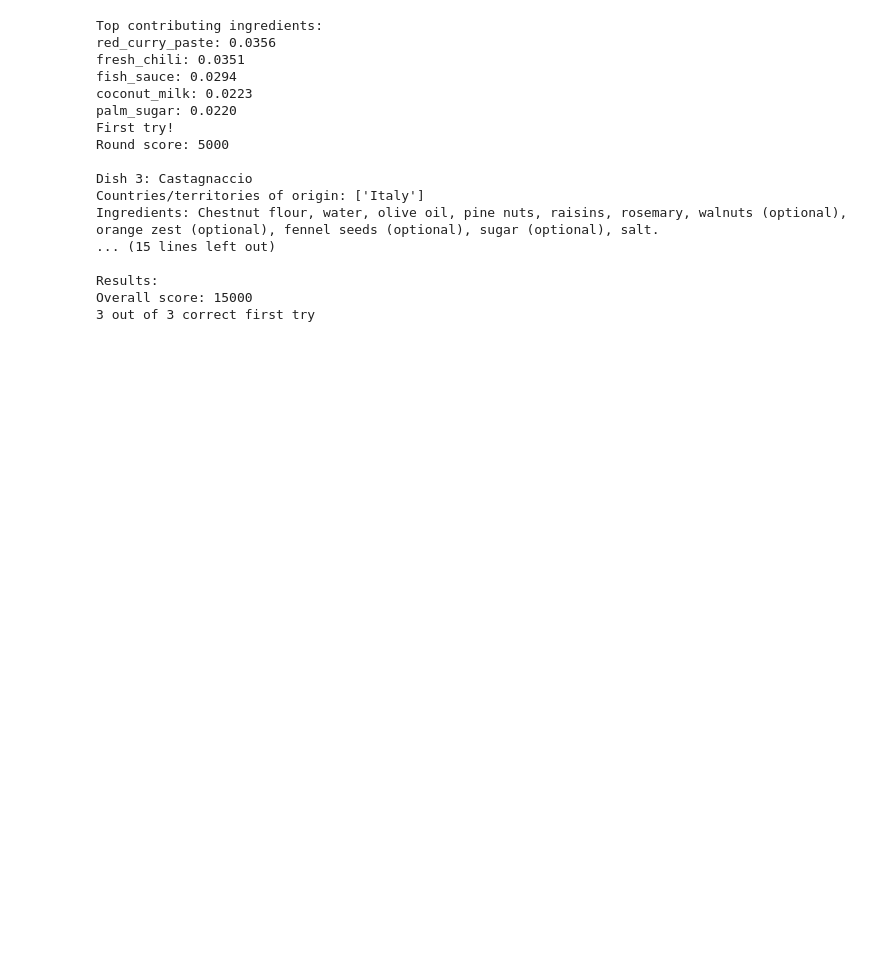
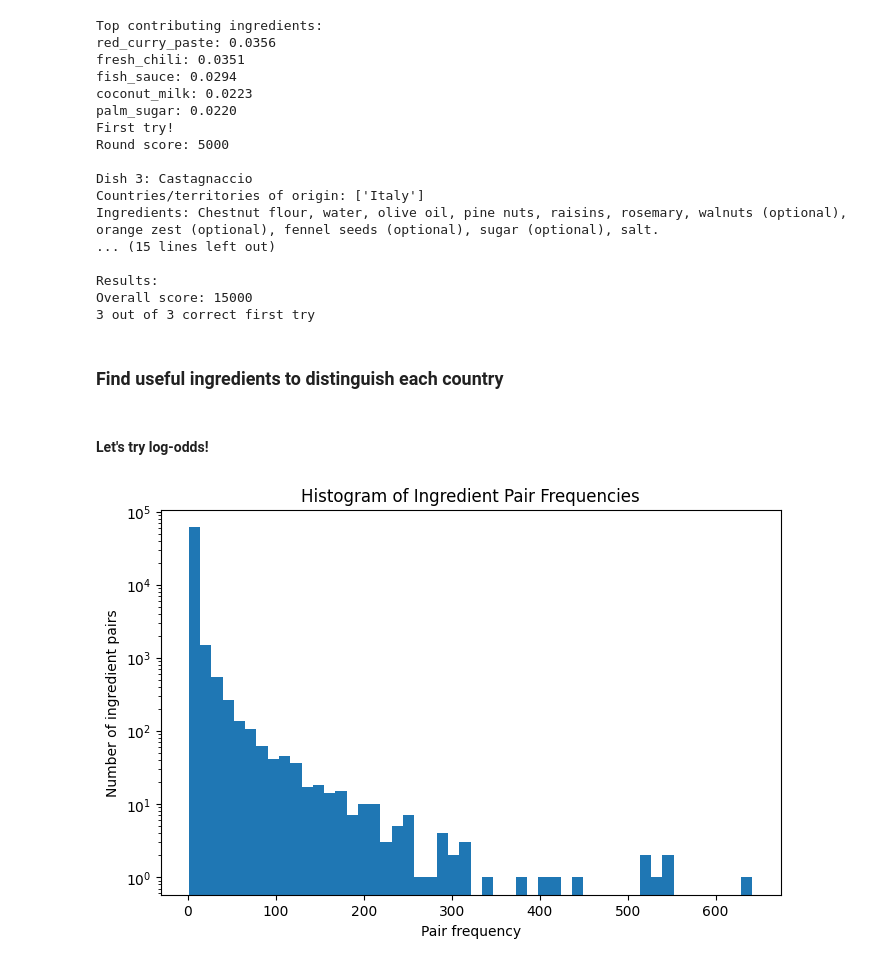
Before and after one commit to rhemmati101/foodguessr-guessr, a Jupyter notebook: guessr.ipynb, the cells around one changed output. Drawn from its saved outputs; the diff is of its cells as text; code cells hidden in the pictures; blank space fills up the shorter version.

```diff
--- a/guessr.ipynb
+++ b/guessr.ipynb
@@ -1632,3 +1652,68 @@ Ingredients: Chestnut flour, water, olive oil, pine nuts, raisins, rosemary, wal
 Results:
 Overall score: 15000
 3 out of 3 correct first try
+# %% [markdown]
+### Find useful ingredients to distinguish each country
+# %% [markdown]
+#### Let's try log-odds!
+# %%
+# get every pair of ingredients, excluding the base ingredients vs processed ingredient pairs
+from itertools import combinations
+
+ingredients = unique_dishes_df["ingredients"].explode().unique()
+
+pairs = set()
+
+for ing1, ing2 in combinations(sorted(ingredients), 2):
+
+    tokens1 = set(ing1.split("_"))
+    tokens2 = set(ing2.split("_"))
+
+    if tokens1.issubset(tokens2) or tokens2.issubset(tokens1):
+        continue
+
+    pairs.add((ing1, ing2))
+# %%
+# filter for more common pairs
+from collections import Counter
+
+pair_counts = Counter()
+
+# count ingredient pairs per dish
+for ingredients in unique_dishes_df["ingredients"]:
+
+    ingredients = sorted(set(ingredients))  # remove duplicates within dish
+
+    for pair in combinations(ingredients, 2):
+        pair_counts[pair] += 1
+
+# convert to dataframe
+pair_freq_df = pd.DataFrame(
+    [
+        {
+            "ingredient_1": pair[0],
+            "ingredient_2": pair[1],
+            "frequency": count
+        }
+        for pair, count in pair_counts.items()
+    ]
+)
+
+# optional: sort descending
+pair_freq_df = pair_freq_df.sort_values(
+    "frequency",
+    ascending=False
+)
+
+# histogram
+plt.figure(figsize=(8, 5))
+plt.hist(pair_freq_df["frequency"], bins=50)
+
+plt.xlabel("Pair frequency")
+plt.ylabel("Number of ingredient pairs")
+plt.title("Histogram of Ingredient Pair Frequencies")
+plt.yscale("log")
+
+plt.show()
+# %% [output]
+[figure, added]
```
Also changed, not shown: parts of 15 cells of this notebook.
